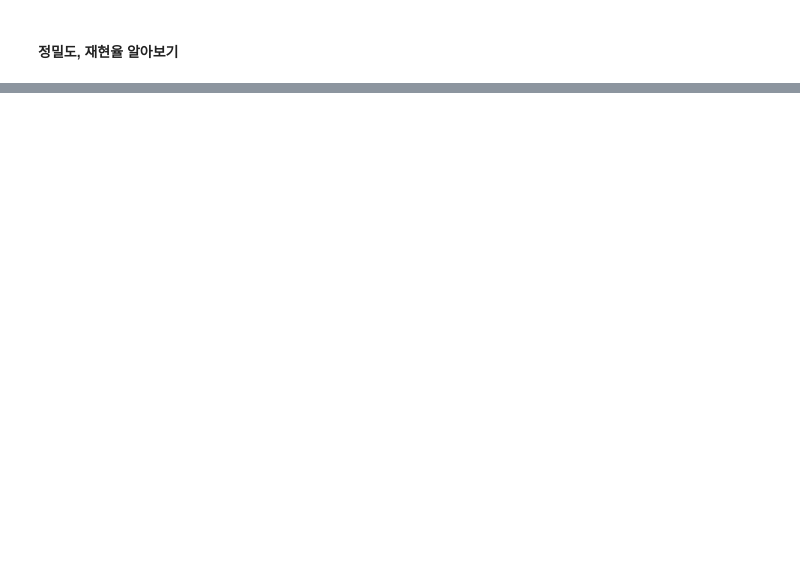
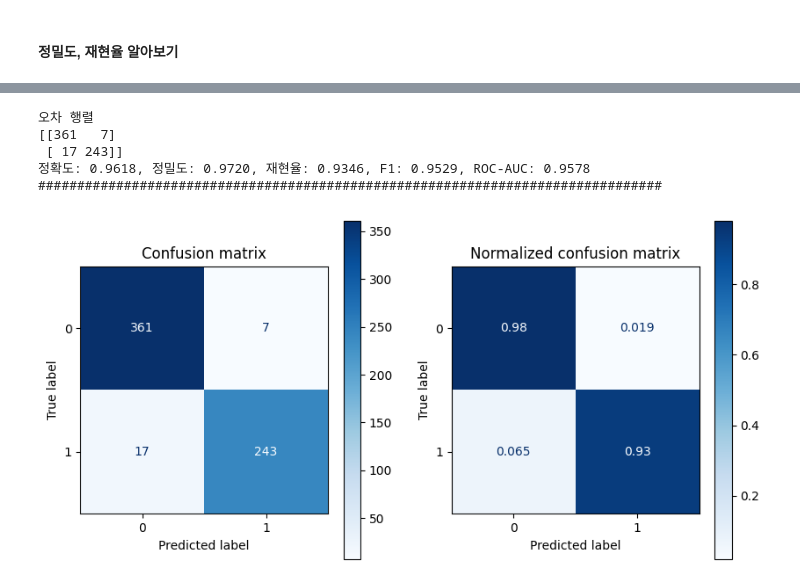
Before and after one commit to SOYOUNGdev/PCB_classification, a Jupyter notebook: code/test3.ipynb, the cells around one changed output, grey strips where cells are left out. Drawn from its saved outputs; the diff is of its cells as text; code cells hidden in the pictures; blank space fills up the shorter version.

```diff
--- a/code/test3.ipynb
+++ b/code/test3.ipynb
@@ -3759,0 +4221,22 @@ for epoch in range(EPOCHS):
+# %%
+import albumentations as A
+from albumentations.pytorch import ToTensorV2
+from torch.utils.data import DataLoader
+
+# 데이터 증강 정의
+aug = A.Compose([
+    A.HorizontalFlip(p=0.5),                # 좌우 반전
+    A.VerticalFlip(p=0.5),                  # 상하 반전
+    A.Rotate(limit=10, p=0.5),              # 작은 각도 회전 (10도 내외)
+    A.RandomBrightnessContrast(p=0.5),      # 밝기 및 대비 조절
+])
+
+# 데이터셋 인스턴스 생성
+train_dataset = CustomDataset(train_df['file_paths'].values, train_df['targets'].values, aug=aug)
+validation_dataset = CustomDataset(validation_df['file_paths'].values, validation_df['targets'].values)
+test_dataset = CustomDataset(test_df['file_paths'].values, test_df['targets'].values)
+
+# DataLoader 설정
+train_loader = DataLoader(train_dataset, batch_size=BATCH_SIZE, shuffle=True)
+validation_loader = DataLoader(validation_dataset, batch_size=BATCH_SIZE, shuffle=False)
+test_loader = DataLoader(test_dataset, batch_size=BATCH_SIZE, shuffle=False)
@@ -3772,0 +4637,18 @@ False Negative(FN): 모델이 NG를 OK로 잘못 분류한 경우(error 2)
+# %%
+# 예측 확률과 타겟 값 가져오기
+all_predictions_proba, all_targets = get_predictions_proba(model, test_loader)
+
+# 임계값 설정 및 이진 분류
+threshold = 0.94948846
+binarizer = Binarizer(threshold=threshold)
+custom_prediction = binarizer.fit_transform(all_predictions_proba.reshape(-1, 1)).flatten()
+
+# 평가 함수 호출
+get_evaluation_by_custom_proba(all_targets, custom_prediction, visualize=True)
+# %% [output]
+오차 행렬
+[[361   7]
+ [ 17 243]]
+정확도: 0.9618, 정밀도: 0.9720, 재현율: 0.9346, F1: 0.9529, ROC-AUC: 0.9578
+################################################################################
+[figure, added]
```
Also changed, not shown: parts of 88 cells of this notebook, 4 other files.
